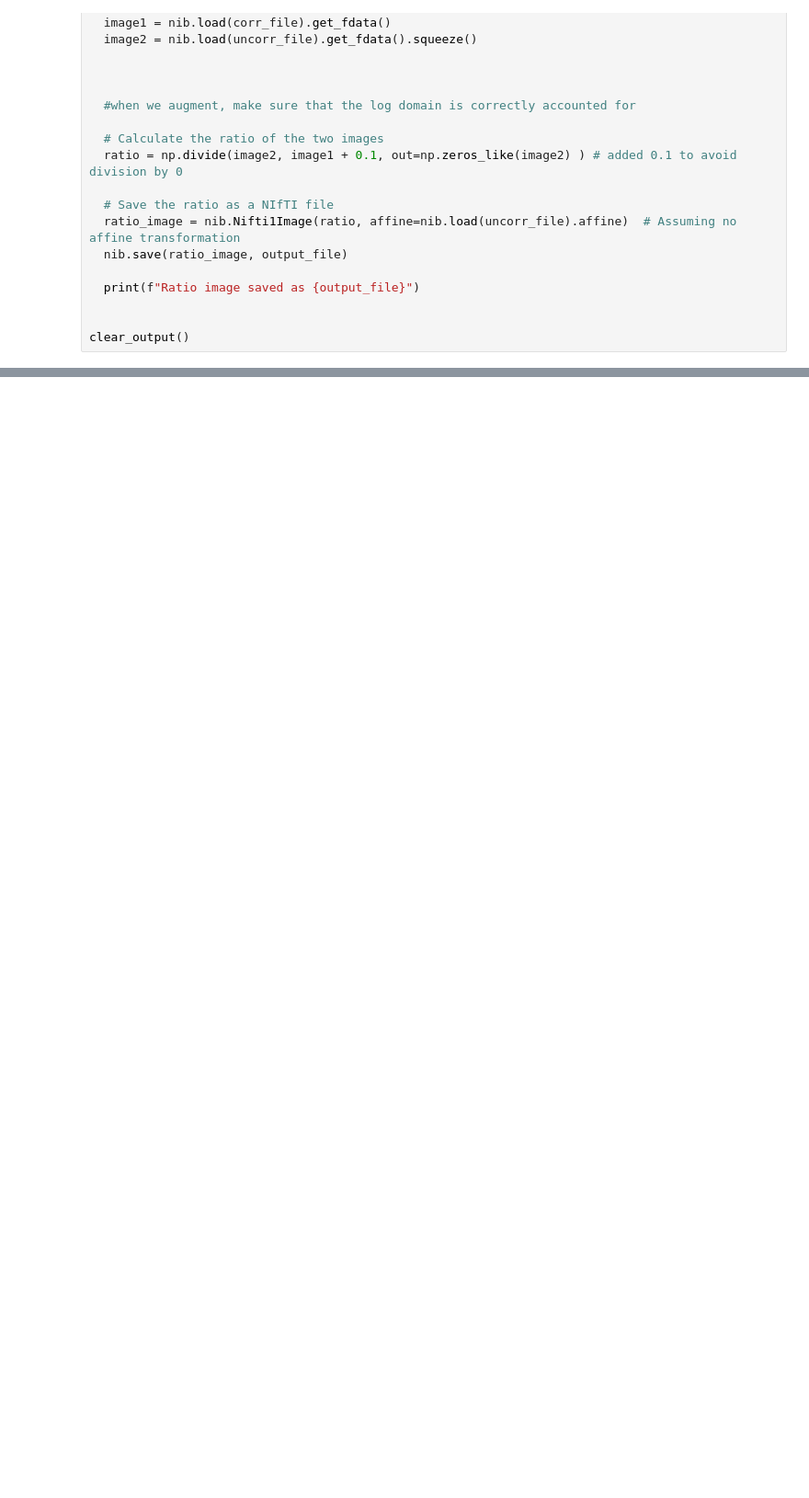
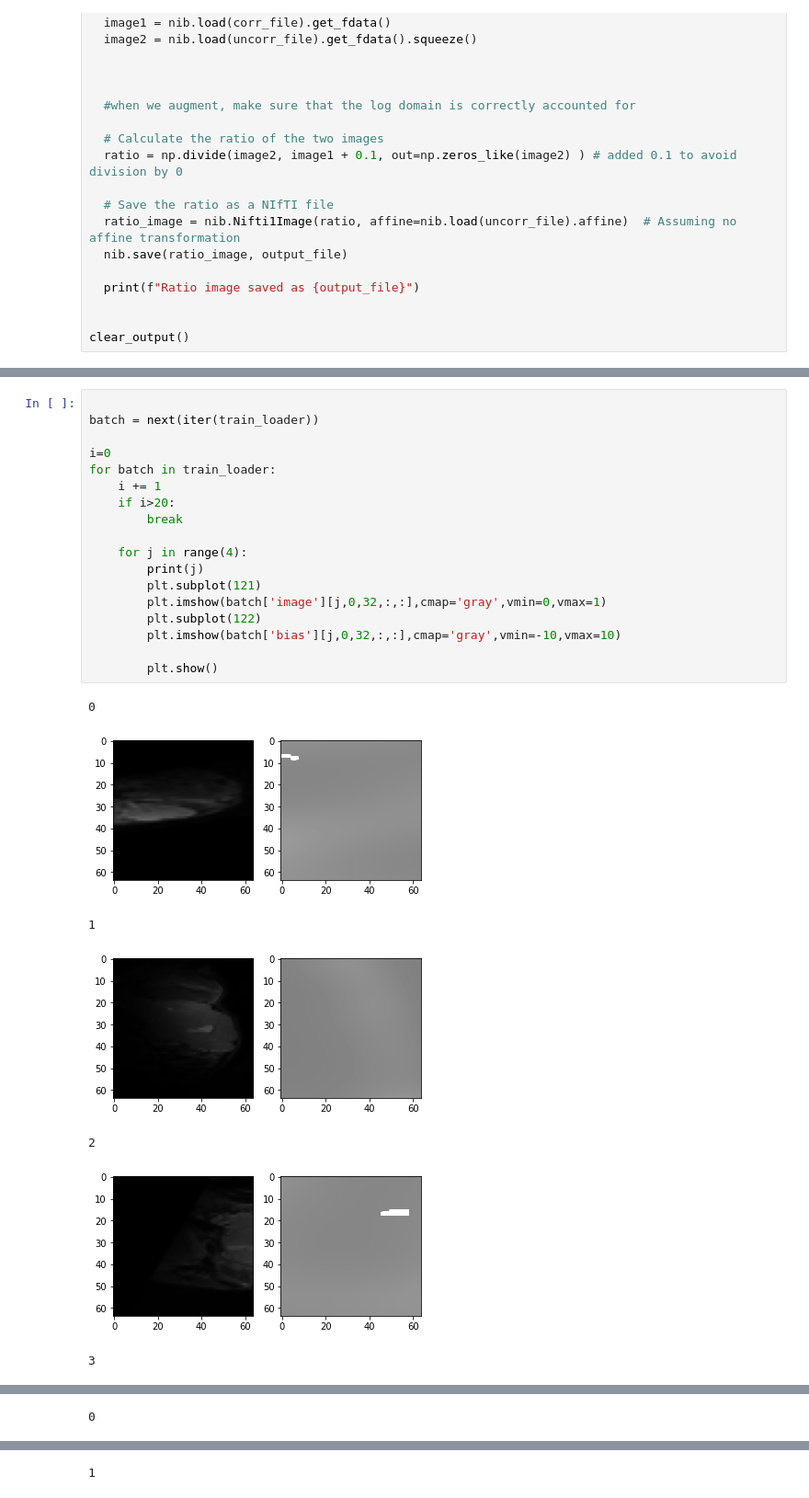
Before and after one commit to MouseSuite/rodbfc, a Jupyter notebook: main_training.ipynb, the cells around one changed output, grey strips where cells are left out. Shown at 92% size. Saved outputs shown, nothing was run; the diff lists cells and outputs as text; blank space fills up the shorter version.

```diff
--- a/main_training.ipynb
+++ b/main_training.ipynb
@@ -325,0 +188,26 @@ Epoch 50/500, Validation Loss: 0.15290282294154167
+# %%
+
+batch = next(iter(train_loader))
+
+i=0
+for batch in train_loader:
+    i += 1
+    if i>20:
+        break
+
+    for j in range(4):
+        print(j)
+        plt.subplot(121)
+        plt.imshow(batch['image'][j,0,32,:,:],cmap='gray',vmin=0,vmax=1)
+        plt.subplot(122)
+        plt.imshow(batch['bias'][j,0,32,:,:],cmap='gray',vmin=-10,vmax=10)
+
+        plt.show()
+# %% [output]
+0
+[figure, added]
+1
+[figure, added]
+2
+[figure, added]
+3
@@ -325,0 +215 @@ Epoch 50/500, Validation Loss: 0.15290282294154167
+0
@@ -325,0 +217 @@ Epoch 50/500, Validation Loss: 0.15290282294154167
+1
```
Also changed, not shown: parts of 9 cells of this notebook, 1 other file.
